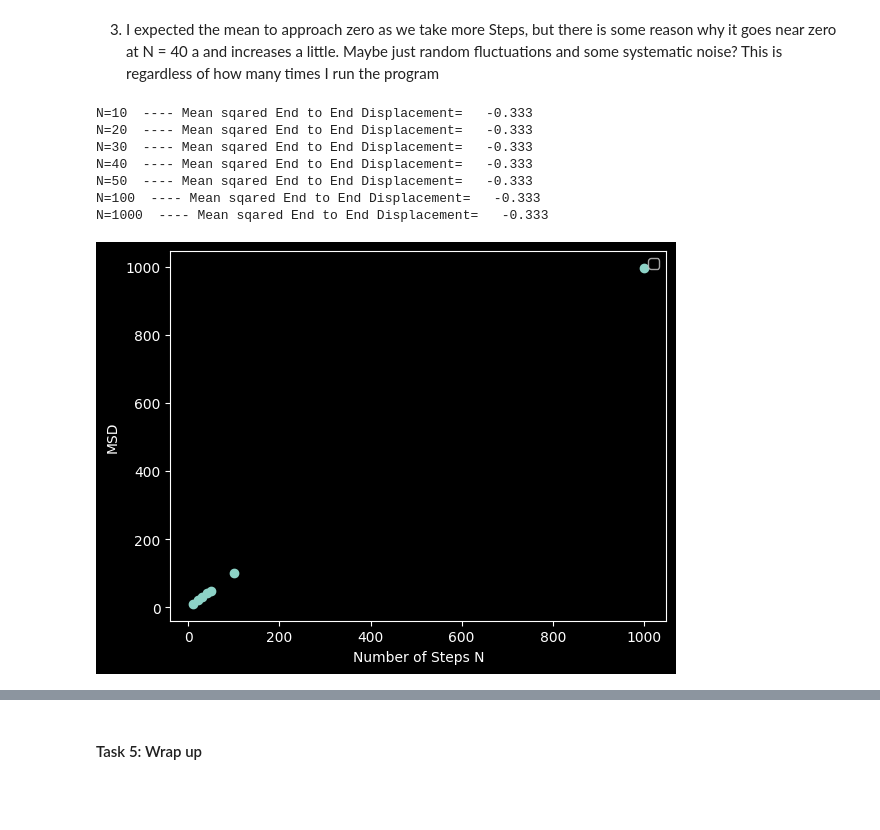
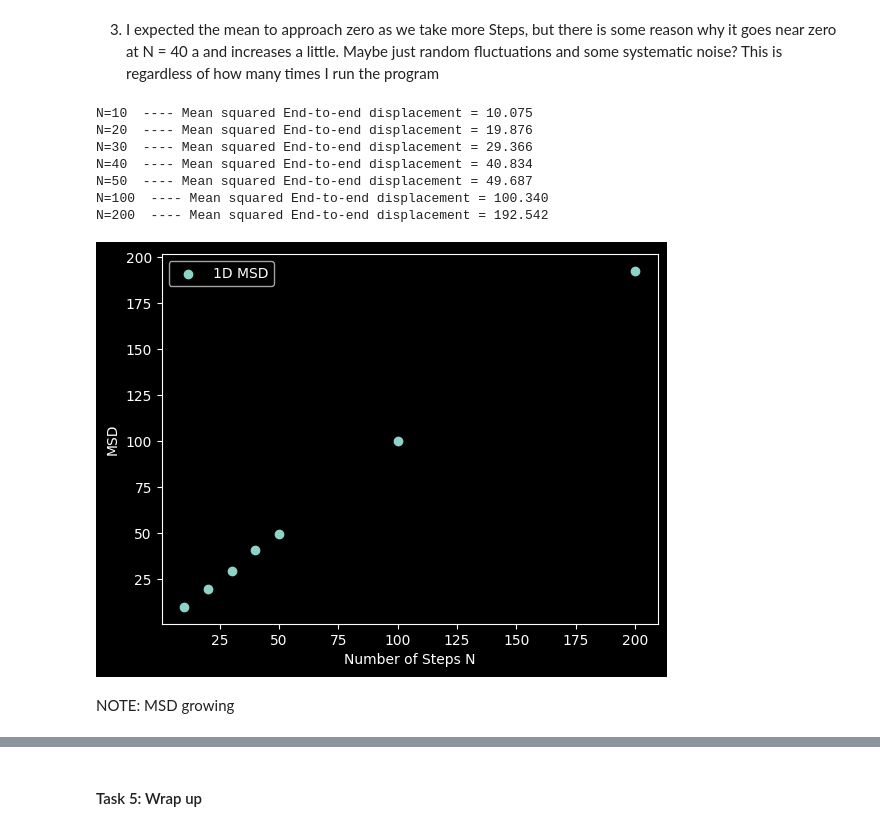
Before and after one commit to Ahilan-Bucket/computational-physics, a Jupyter notebook: Week1/Guide1_Ahilan_Kumaresan.ipynb, the cells around one changed output, grey strips where cells are left out. Saved outputs shown, nothing was run; the diff lists cells and outputs as text; code cells hidden in the pictures; blank space fills up the shorter version.

```diff
--- a/Week1/Guide1_Ahilan_Kumaresan.ipynb
+++ b/Week1/Guide1_Ahilan_Kumaresan.ipynb
@@ -592,14 +616,8 @@ a = 1
 # This Generator must only choose randomly between -1 and + 1
 
 walks_nos = 10_000
-N_list = [10,20,30,40,50,100,1000]
+N_list = [10,20,30,40,50,100,200]
 
-"""
-array = # Define a 2D Array of size N in rows and walks_nos in columns
-
-for i,N in zip(range(walks_nos+1),N_list):
-    np.random.choice([-a,+a],size=N)
-"""
 # This above track could have worked but it would have been long.
 # If we are already told we need random numbers with the size = (N steps,walks_no),
 # we can put this into the np.random.choice
@@ -617,11 +635,11 @@ steps_30 = random1D_walk(30)
 steps_40 = random1D_walk(40)
 steps_50 = random1D_walk(50)
 steps_100 = random1D_walk(100)
-steps_1000 = random1D_walk(1_000)
+steps_200 = random1D_walk(200)
 # %%
 # 2. Mean Displacement
-displacement_list = [steps_10,steps_20,steps_30,steps_40,steps_50,steps_100,steps_1000]
-N_list = [10,20,30,40,50,100,1000]
+displacement_list = [steps_10,steps_20,steps_30,steps_40,steps_50,steps_100,steps_200]
+N_list = [10,20,30,40,50,100,200]
 i = -1
 
 for displacemen,N in zip(displacement_list, N_list):
@@ -646,30 +664,32 @@ Not the most efficient but gets the job done
 # %%
 #4.
 
 i = -1
 msd = [] # List to store Mean Squared Displacements
 
 for displacemen,N in zip(displacement_list, N_list):
     i += 1
     mean_sqdisp_endToend = (np.mean(displacemen**2))
     msd.append(mean_sqdisp_endToend)
 
-    print(f"N={N_list[i]}  ---- Mean sqared End to End Displacement=   {mean_disp_endToend:.3f}")
+    print(f"N={N_list[i]}  ---- Mean squared End-to-end displacement = {mean_sqdisp_endToend:.3f}")
+
 
 # msd vs N
-plt.scatter(N_list,msd)
-
+plt.scatter(N_list, msd, label="1D MSD")
+plt.legend()
 plt.xlabel("Number of Steps N")
 plt.ylabel("MSD")
-plt.legend()
 plt.show()
 # %% [output]
-N=10  ---- Mean sqared End to End Displacement=   -0.333
-N=20  ---- Mean sqared End to End Displacement=   -0.333
-N=30  ---- Mean sqared End to End Displacement=   -0.333
-N=40  ---- Mean sqared End to End Displacement=   -0.333
-N=50  ---- Mean sqared End to End Displacement=   -0.333
-N=100  ---- Mean sqared End to End Displacement=   -0.333
-N=1000  ---- Mean sqared End to End Displacement=   -0.333
+N=10  ---- Mean squared End-to-end displacement = 10.075
+N=20  ---- Mean squared End-to-end displacement = 19.876
+N=30  ---- Mean squared End-to-end displacement = 29.366
+N=40  ---- Mean squared End-to-end displacement = 40.834
+N=50  ---- Mean squared End-to-end displacement = 49.687
+N=100  ---- Mean squared End-to-end displacement = 100.340
+N=200  ---- Mean squared End-to-end displacement = 192.542
-[figure, old version]
+[figure, new version]
+# %% [markdown]
+NOTE: MSD growing
 # %% [markdown]
```
Also changed, not shown: parts of 32 cells of this notebook, 23 other files.
